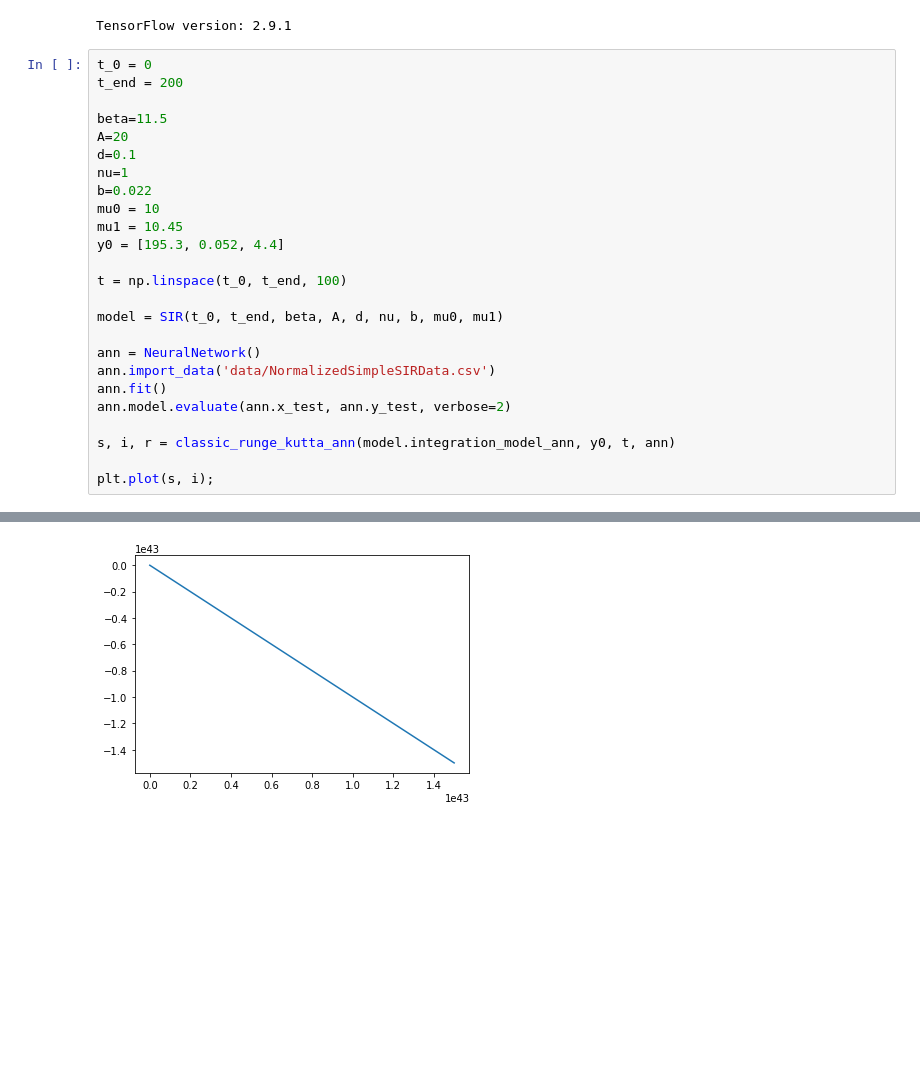
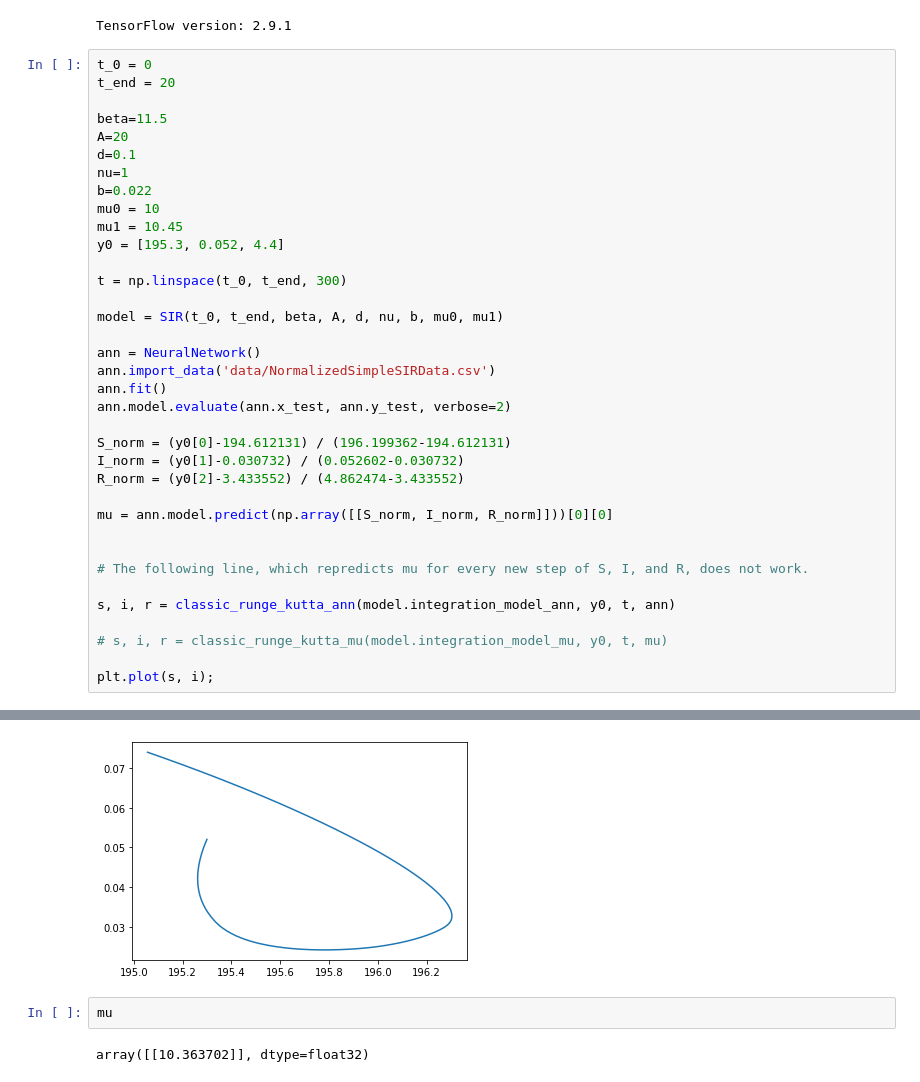
Before and after one commit to clarissanjani/MLCMS_Final-Project, a Jupyter notebook: Task3.ipynb, the cells around one changed output, grey strips where cells are left out. Saved outputs shown, nothing was run; the diff lists cells and outputs as text; blank space fills up the shorter version.

```diff
--- a/Task3.ipynb
+++ b/Task3.ipynb
@@ -7,7 +7,7 @@ from src.neural_network import *
 TensorFlow version: 2.9.1
 # %%
 t_0 = 0
-t_end = 200
+t_end = 20
 
 beta=11.5
 A=20
@@ -18,7 +18,7 @@ mu0 = 10
 mu1 = 10.45
 y0 = [195.3, 0.052, 4.4]
 
-t = np.linspace(t_0, t_end, 100)
+t = np.linspace(t_0, t_end, 300)
 
 model = SIR(t_0, t_end, beta, A, d, nu, b, mu0, mu1)
 
@@ -27,8 +27,19 @@ ann.import_data('data/NormalizedSimpleSIRData.csv')
 ann.fit()
 ann.model.evaluate(ann.x_test, ann.y_test, verbose=2)
 
+S_norm = (y0[0]-194.612131) / (196.199362-194.612131)
+I_norm = (y0[1]-0.030732) / (0.052602-0.030732)
+R_norm = (y0[2]-3.433552) / (4.862474-3.433552)
+
+mu = ann.model.predict(np.array([[S_norm, I_norm, R_norm]]))[0][0]
+
+
+# The following line, which repredicts mu for every new step of S, I, and R, does not work.
+
 s, i, r = classic_runge_kutta_ann(model.integration_model_ann, y0, t, ann)
 
+# s, i, r = classic_runge_kutta_mu(model.integration_model_mu, y0, t, mu)
+
 plt.plot(s, i);
 # %% [output]
 Model: "grayboxann"
@@ -68 +80,5 @@ Epoch 5/5
-[figure, old version]
+[figure, new version]
+# %%
+mu
+# %% [output]
+array([[10.363702]], dtype=float32)
```
Also changed, not shown: parts of 1 cell of this notebook, 4 other files.
